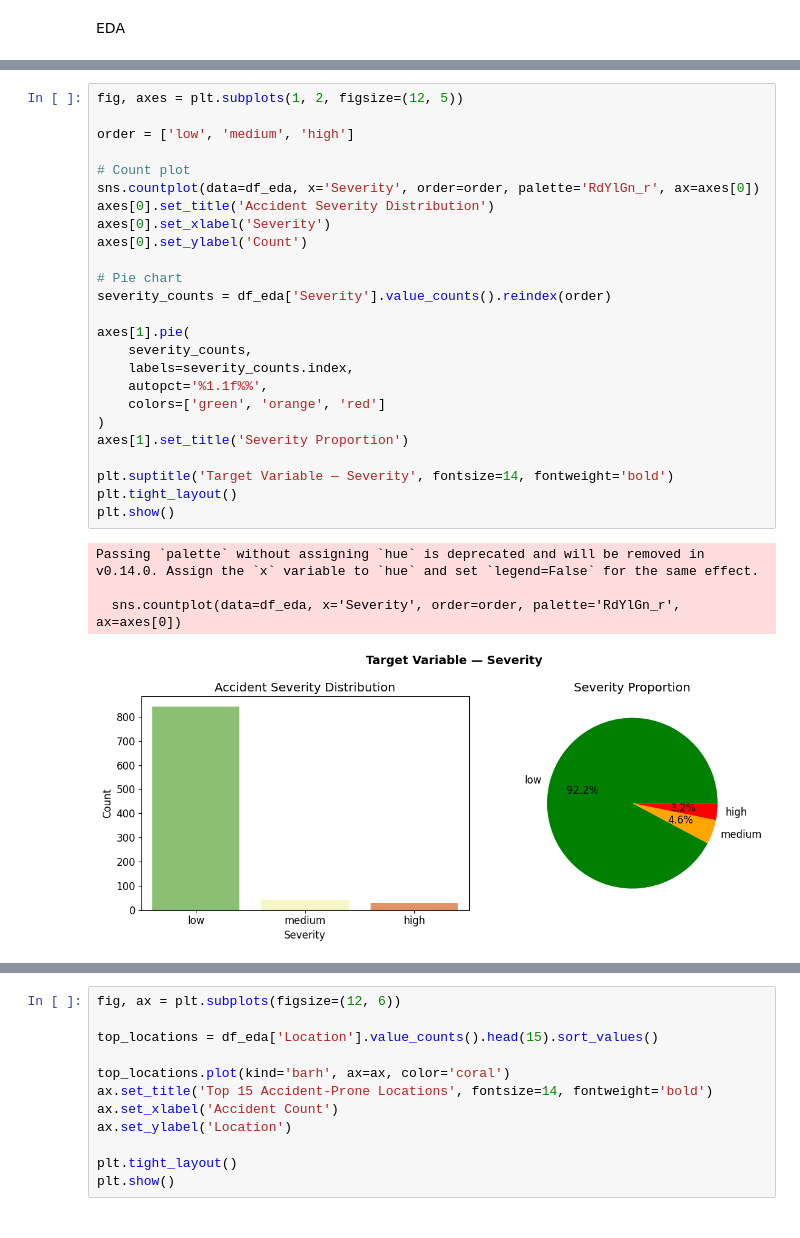
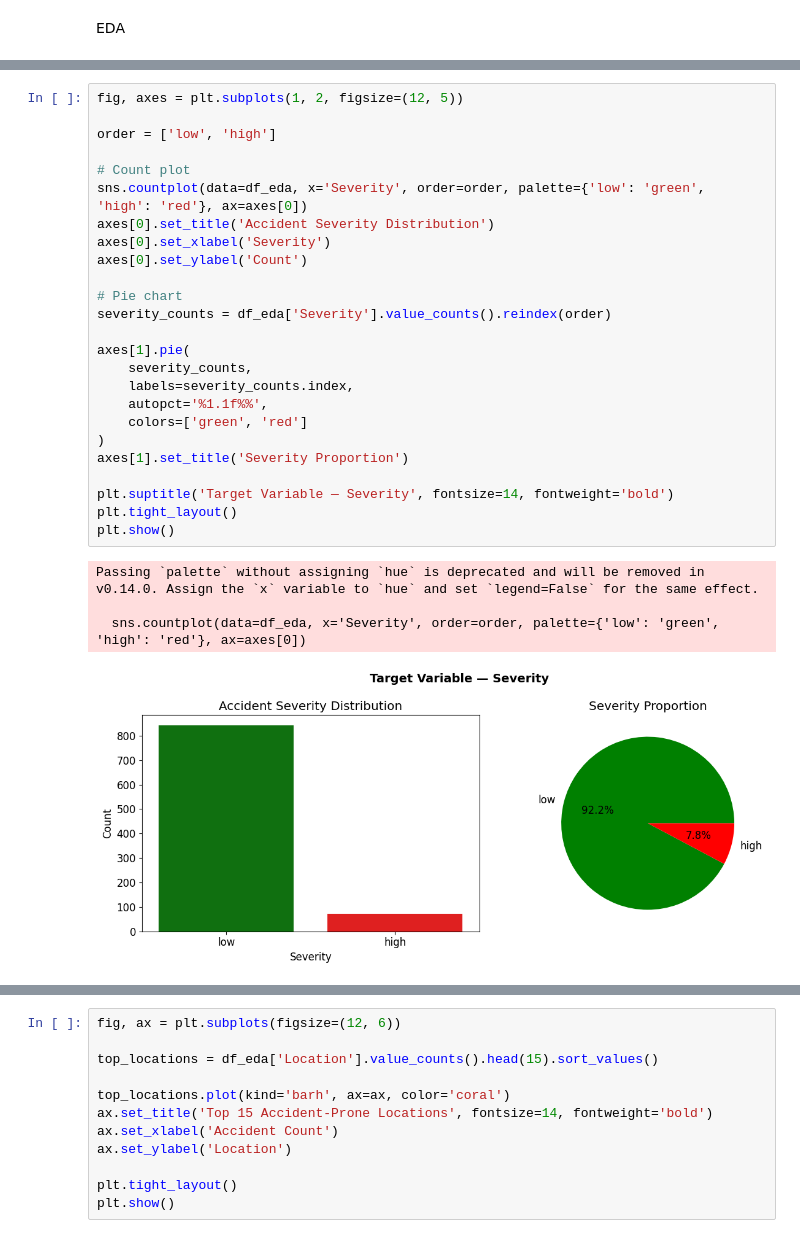
Before and after one commit to debiyani/traffic-accident-biratnagar, a Jupyter notebook: notebooks/analysis.ipynb, the cells around one changed output, grey strips where cells are left out. Drawn from its saved outputs; the diff is of its cells as text.

```diff
--- a/notebooks/analysis.ipynb
+++ b/notebooks/analysis.ipynb
@@ -56,33 +56,33 @@ Name: count, dtype: int64
 # %%
 fig, axes = plt.subplots(1, 2, figsize=(12, 5))
 
-order = ['low', 'medium', 'high']
+order = ['low', 'high']
 
 # Count plot
-sns.countplot(data=df_eda, x='Severity', order=order, palette='RdYlGn_r', ax=axes[0])
+sns.countplot(data=df_eda, x='Severity', order=order, palette={'low': 'green', 'high': 'red'}, ax=axes[0])
 axes[0].set_title('Accident Severity Distribution')
 axes[0].set_xlabel('Severity')
 axes[0].set_ylabel('Count')
 
 # Pie chart
 severity_counts = df_eda['Severity'].value_counts().reindex(order)
 
 axes[1].pie(
     severity_counts,
     labels=severity_counts.index,
     autopct='%1.1f%%',
-    colors=['green', 'orange', 'red']
+    colors=['green', 'red']
 )
 axes[1].set_title('Severity Proportion')
 
 plt.suptitle('Target Variable — Severity', fontsize=14, fontweight='bold')
 plt.tight_layout()
 plt.show()
 # %% [output]
 Passing `palette` without assigning `hue` is deprecated and will be removed in v0.14.0. Assign the `x` variable to `hue` and set `legend=False` for the same effect.
 
-  sns.countplot(data=df_eda, x='Severity', order=order, palette='RdYlGn_r', ax=axes[0])
+  sns.countplot(data=df_eda, x='Severity', order=order, palette={'low': 'green', 'high': 'red'}, ax=axes[0])
-[figure, old version]
+[figure, new version]
 # %%
 fig, axes = plt.subplots(1, 2, figsize=(14, 5))
 
```
Also changed, not shown: parts of 7 cells of this notebook, 7 other files.
